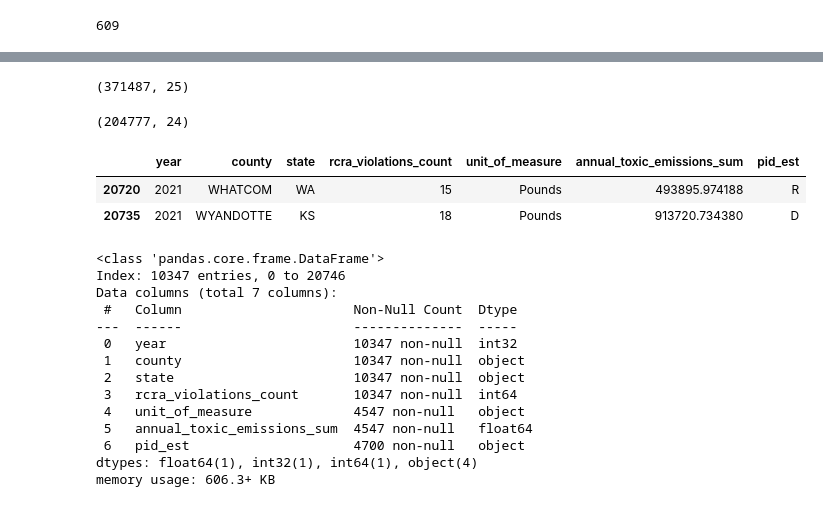
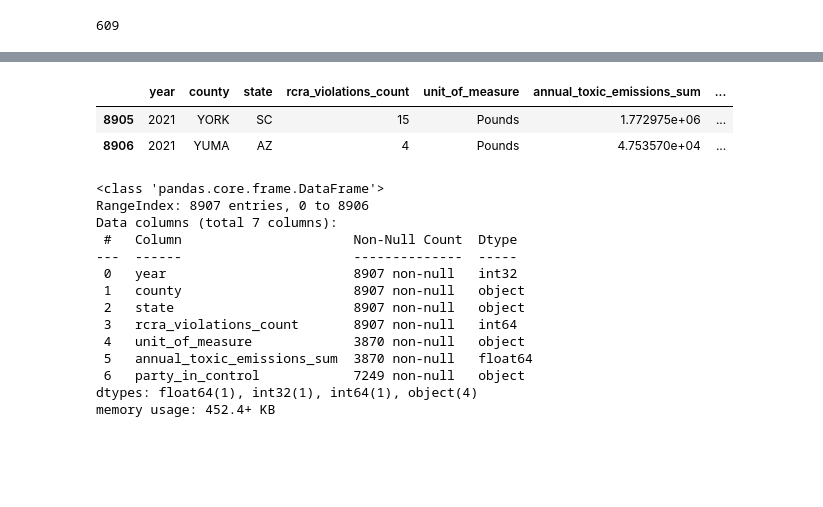
Before and after one commit to dillon-p/eew-research, a Jupyter notebook: etl/echo_data.ipynb, the cells around one changed output, grey strips where cells are left out. Drawn from its saved outputs; the diff is of its cells as text; code cells hidden in the pictures; blank space fills up the shorter version.

```diff
--- a/etl/echo_data.ipynb
+++ b/etl/echo_data.ipynb
@@ -7,7 +7,7 @@ import pandas as pd
 pd.set_option('display.max_columns', None) # Show all columns in the dataframe
 # %%
 candidates = pd.read_csv('../data/ledb_candidatelevel.csv')
-county_candidates = candidates[(candidates.office_consolidated.isin(['County Executive','County Legislature',])) & (candidates.year >= 2004) & (candidates.winner == 'win')][['geo_name', 'state_abb', 'year', 'pid_est']].copy()
+county_candidates = candidates[(candidates.office_consolidated.isin(['County Executive','County Legislature',])) & (candidates.year >= 2004) & (candidates.winner == 'win')][['geo_name', 'state_abb', 'year', 'pid_est', 'ledb_candid']].copy()
 county_candidates['geo_name'] = county_candidates['geo_name'].str.upper()
 county_candidates.info(show_counts=True)
 # %% [output]
@@ -64,0 +35,14 @@ Name: pid_est, dtype: int64
+# %%
+county_pid_counts = county_candidates.groupby(['year', 'geo_name','state_abb', 'pid_est']).ledb_candid.count().reset_index()
+def select_pid_est(group):
+    if len(group) == 1:
+        return group['pid_est'].iloc[0]
+    else:
+        if group['ledb_candid'].iloc[0] > group['ledb_candid'].iloc[1]:
+            return group['pid_est'].iloc[0]
+        elif group['ledb_candid'].iloc[0] < group['ledb_candid'].iloc[1]:
+            return group['pid_est'].iloc[1]
+        else:
+            return 'N'
+county_pid = county_pid_counts.groupby(['year', 'geo_name','state_abb']).apply(select_pid_est).reset_index(name='party_in_control')
+county_pid.head()
@@ -106,51 +160,49 @@ There were 420 program records found
 There were 252 program records found
 There were 0 program records found
 There were 0 program records found
-# %%
-toxic_release_df.shape
-# %% [output]
-(371487, 25)
-# %%
-rcra_violations_df.shape
-# %% [output]
-(204777, 24)
 # %%
+toxic_release_df = pd.read_csv('../data/toxic_releases.csv')
+rcra_violations_df = pd.read_csv('../data/rcra_violations.csv')
+
 toxic_release_df['FAC_COUNTY'] = toxic_release_df['FAC_COUNTY'].apply(lambda x: x.replace(' COUNTY',''))
 rcra_violations_df['FAC_COUNTY'] = rcra_violations_df['FAC_COUNTY'].apply(lambda x: x.replace(' COUNTY',''))
 
 rcra_violations_df['REPORTING_YEAR'] = pd.to_datetime(rcra_violations_df.DATE_VIOLATION_DETERMINED).dt.year
-# toxic_release_df.to_csv('../data/toxic_releases.csv',)
+# # toxic_release_df.to_csv('../data/toxic_releases.csv',)
 
-# rcra_violations_df.to_csv('../data/rcra_violations.csv',)
+# # rcra_violations_df.to_csv('../data/rcra_violations.csv',)
 # %%
 toxic = toxic_release_df.groupby(['REPORTING_YEAR','UNIT_OF_MEASURE','FAC_COUNTY','FAC_STATE',]).ANNUAL_EMISSION.sum().reset_index().rename(columns={'REPORTING_YEAR': 'year', 'UNIT_OF_MEASURE': 'unit_of_measure', 'FAC_COUNTY': 'county', 'FAC_STATE': 'state', 'ANNUAL_EMISSION': 'annual_toxic_emissions_sum'})
 rcra_violations_totals = rcra_violations_df.groupby(['REPORTING_YEAR','FAC_COUNTY','FAC_STATE']).VIOLATION_TYPE.count().reset_index().rename(columns={'REPORTING_YEAR': 'year', 'FAC_COUNTY': 'county', 'FAC_STATE': 'state', 'VIOLATION_TYPE': 'rcra_violations_count'})
 rcra_violations_totals.head(1)
 
 rcra_violations_emissions = pd.merge(rcra_violations_totals, toxic, how='left', on=['year','county','state'])
-rcra_violations_emissions = pd.merge(rcra_violations_emissions, county_candidates, how='left', left_on=['year','county','state'], right_on=['year','geo_name','state_abb'])
+rcra_violations_emissions = pd.merge(rcra_violations_emissions, county_pid, how='left', left_on=['year','county','state'], right_on=['year','geo_name','state_abb'])
 rcra_violations_emissions = rcra_violations_emissions.drop(columns=['geo_name', 'state_abb'])
 rcra_violations_emissions.drop_duplicates(inplace=True)
-rcra_violations_emissions.dropna(inplace=True)
+
+rcra_violations_emissions['party_in_control'] = rcra_violations_emissions.sort_values(['county', 'state', 'year']).groupby(['county', 'state'])['party_in_control'].ffill()
+# rcra_violations_emissions.dropna(inplace=True)
 rcra_violations_emissions.tail(2)
 # %% [output]
-|  | year | county | state | rcra_violations_count | unit_of_measure | annual_toxic_emissions_sum | pid_est |
-| 20720 | 2021 | WHATCOM | WA | 15 | Pounds | 493895.974188 | R |
-| 20735 | 2021 | WYANDOTTE | KS | 18 | Pounds | 913720.734380 | D |
+|  | year | county | state | rcra_violations_count | unit_of_measure | annual_toxic_emissions_sum | ... |
+| 8905 | 2021 | YORK | SC | 15 | Pounds | 1.772975e+06 | ... |
+| 8906 | 2021 | YUMA | AZ | 4 | Pounds | 4.753570e+04 | ... |
 # %%
 rcra_violations_emissions.info(show_counts=True)
+rcra_violations_emissions.to_csv('../data/rcra_violations_emissions.csv', index=False)
 # %% [output]
 <class 'pandas.core.frame.DataFrame'>
-Index: 10347 entries, 0 to 20746
+RangeIndex: 8907 entries, 0 to 8906
 Data columns (total 7 columns):
  #   Column                      Non-Null Count  Dtype
 ---  ------                      --------------  -----
- 0   year                        10347 non-null  int32
- 1   county                      10347 non-null  object
- 2   state                       10347 non-null  object
- 3   rcra_violations_count       10347 non-null  int64
- 4   unit_of_measure             4547 non-null   object
- 5   annual_toxic_emissions_sum  4547 non-null   float64
- 6   pid_est                     4700 non-null   object
+ 0   year                        8907 non-null   int32
+ 1   county                      8907 non-null   object
+ 2   state                       8907 non-null   object
+ 3   rcra_violations_count       8907 non-null   int64
+ 4   unit_of_measure             3870 non-null   object
+ 5   annual_toxic_emissions_sum  3870 non-null   float64
+ 6   party_in_control            7249 non-null   object
 dtypes: float64(1), int32(1), int64(1), object(4)
-memory usage: 606.3+ KB
+memory usage: 452.4+ KB
```
Also changed, not shown: parts of 25 cells of this notebook, 8 other files.
